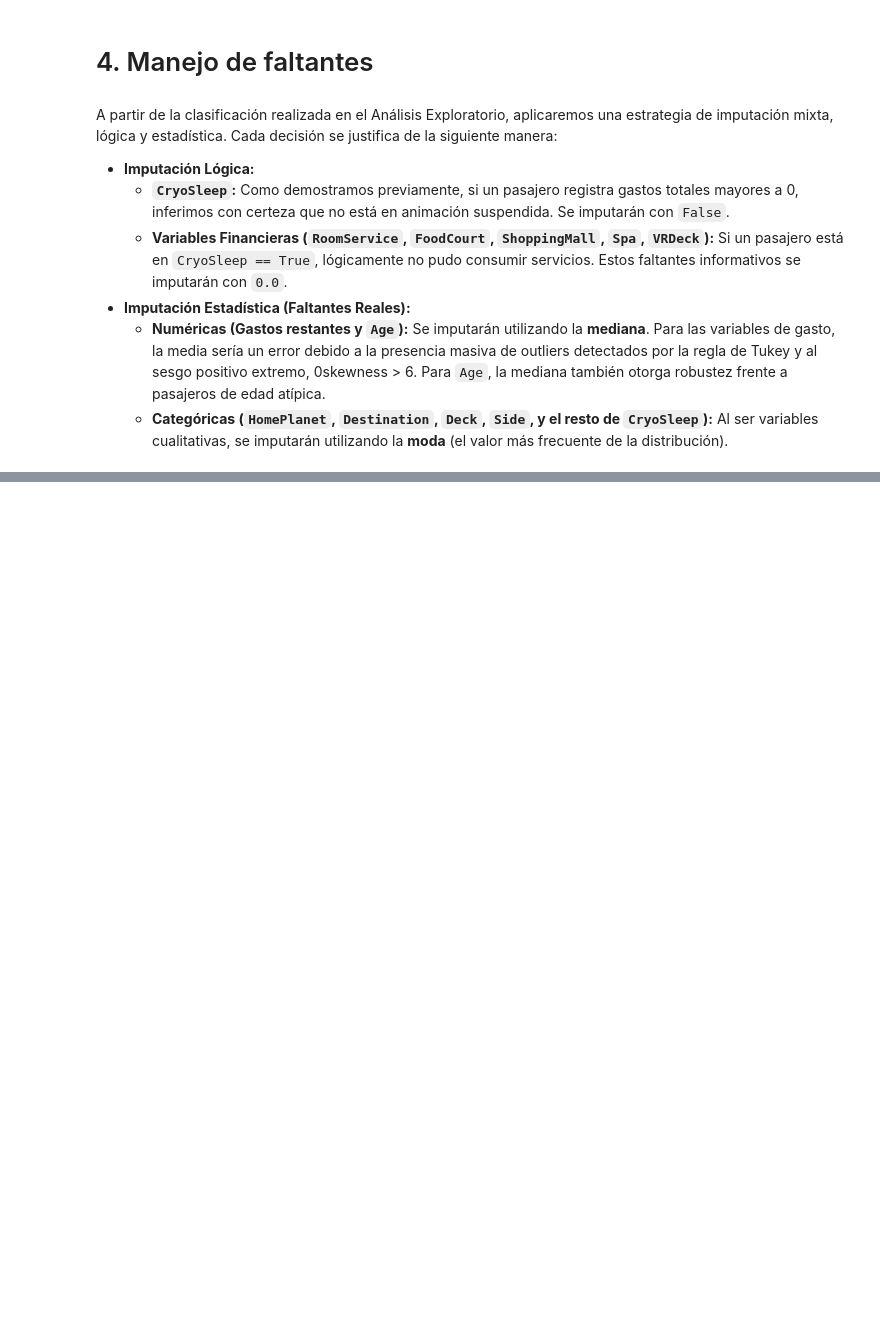
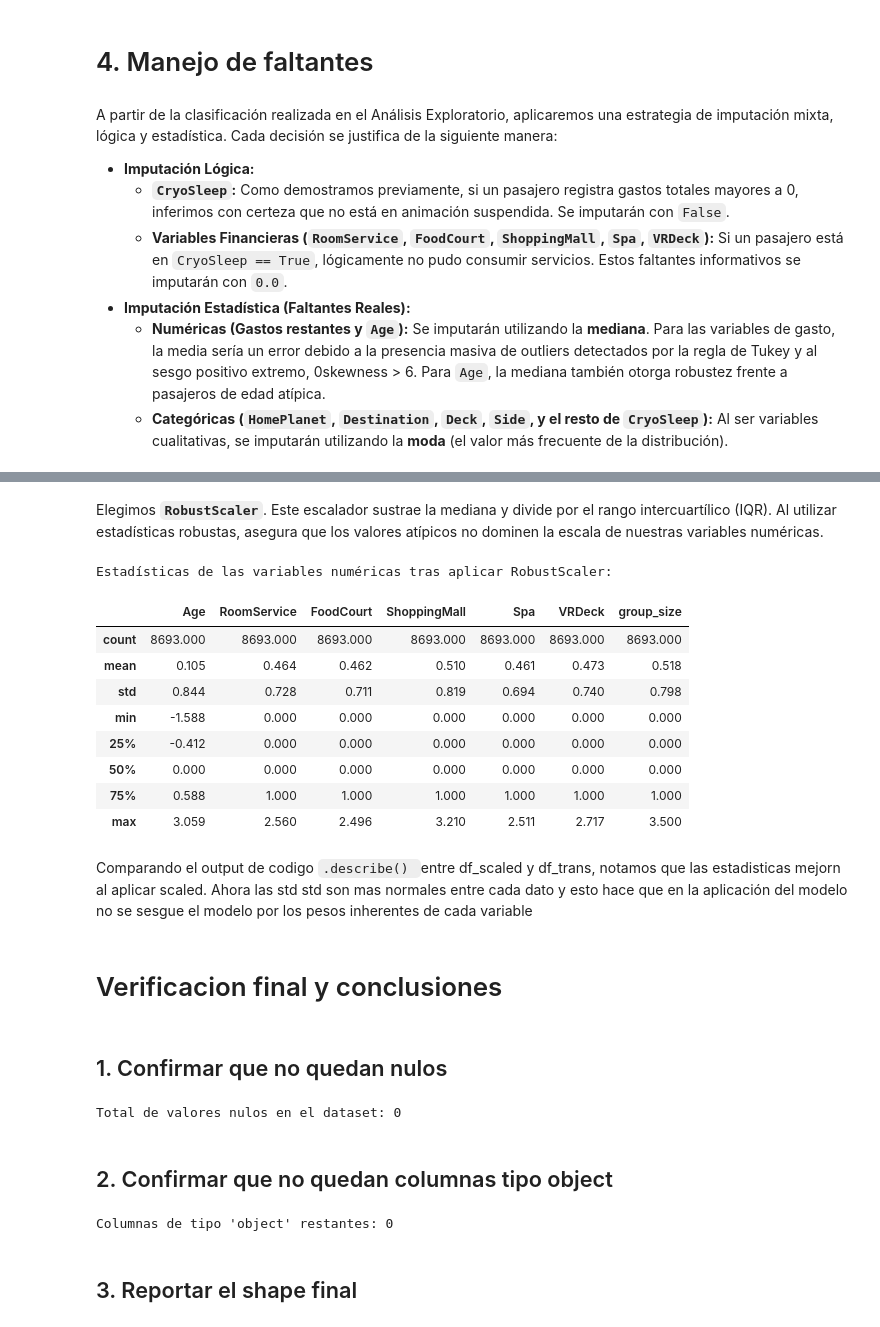
Before and after one commit to A01801224/TC3009C-RI, a Jupyter notebook: Reto_Primer_Avance_Spaceship_Titanic.ipynb, the cells around one changed output, grey strips where cells are left out. Drawn from its saved outputs; the diff is of its cells as text; code cells hidden in the pictures; blank space fills up the shorter version.

```diff
--- a/Reto_Primer_Avance_Spaceship_Titanic.ipynb
+++ b/Reto_Primer_Avance_Spaceship_Titanic.ipynb
@@ -508,0 +663,8 @@ spend_cals = [
+# %%
+from sklearn.preprocessing import RobustScaler
+
+df_scaled = df_trans.copy()
+scaler = RobustScaler()
+
+df_scaled[num_cols_to_scale] = scaler.fit_transform(df_scaled[num_cols_to_scale])
+print(df_scaled)
@@ -508,0 +689,36 @@ spend_cals = [
+# %% [markdown]
+Elegimos **`RobustScaler`**. Este escalador sustrae la mediana y divide por el rango intercuartílico (IQR). Al utilizar estadísticas robustas, asegura que los valores atípicos no dominen la escala de nuestras variables numéricas.
+# %%
+print("Estadísticas de las variables numéricas tras aplicar RobustScaler:")
+df_scaled[num_cols_to_scale].describe().round(3)
+# %% [output]
+Estadísticas de las variables numéricas tras aplicar RobustScaler:
+|  | Age | RoomService | FoodCourt | ShoppingMall | Spa | VRDeck | group_size |
+| count | 8693.000 | 8693.000 | 8693.000 | 8693.000 | 8693.000 | 8693.000 | 8693.000 |
+| mean | 0.105 | 0.464 | 0.462 | 0.510 | 0.461 | 0.473 | 0.518 |
+| std | 0.844 | 0.728 | 0.711 | 0.819 | 0.694 | 0.740 | 0.798 |
+| min | -1.588 | 0.000 | 0.000 | 0.000 | 0.000 | 0.000 | 0.000 |
+| 25% | -0.412 | 0.000 | 0.000 | 0.000 | 0.000 | 0.000 | 0.000 |
+| 50% | 0.000 | 0.000 | 0.000 | 0.000 | 0.000 | 0.000 | 0.000 |
+| 75% | 0.588 | 1.000 | 1.000 | 1.000 | 1.000 | 1.000 | 1.000 |
+| max | 3.059 | 2.560 | 2.496 | 3.210 | 2.511 | 2.717 | 3.500 |
+# %% [markdown]
+Comparando el output de codigo `.describe() `entre df_scaled y df_trans, notamos que las estadisticas mejorn al aplicar scaled. Ahora las std std son mas normales entre cada dato y esto hace que en la aplicación del modelo no se sesgue el modelo por los pesos inherentes de cada variable
+# %% [markdown]
+# Verificacion final y conclusiones
+# %% [markdown]
+## 1. Confirmar que no quedan nulos
+# %%
+total_nulos = df_scaled.isnull().sum().sum()
+print(f"Total de valores nulos en el dataset: {total_nulos}")
+# %% [output]
+Total de valores nulos en el dataset: 0
+# %% [markdown]
+## 2. Confirmar que no quedan columnas tipo object
+# %%
+objetos_restantes = df_scaled.select_dtypes(include=['object']).columns.tolist()
+print(f"Columnas de tipo 'object' restantes: {len(objetos_restantes)}")
+# %% [output]
+Columnas de tipo 'object' restantes: 0
+# %% [markdown]
+## 3. Reportar el shape final
```
Also changed, not shown: parts of 23 cells of this notebook.
